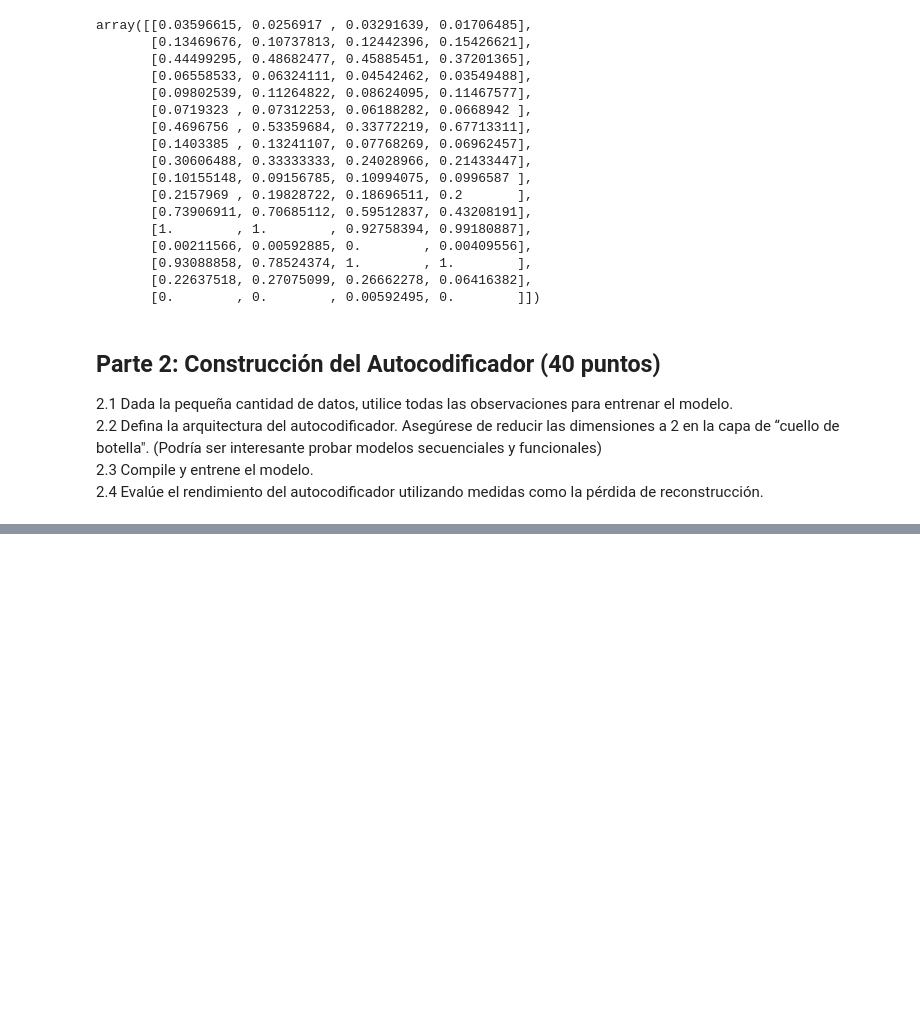
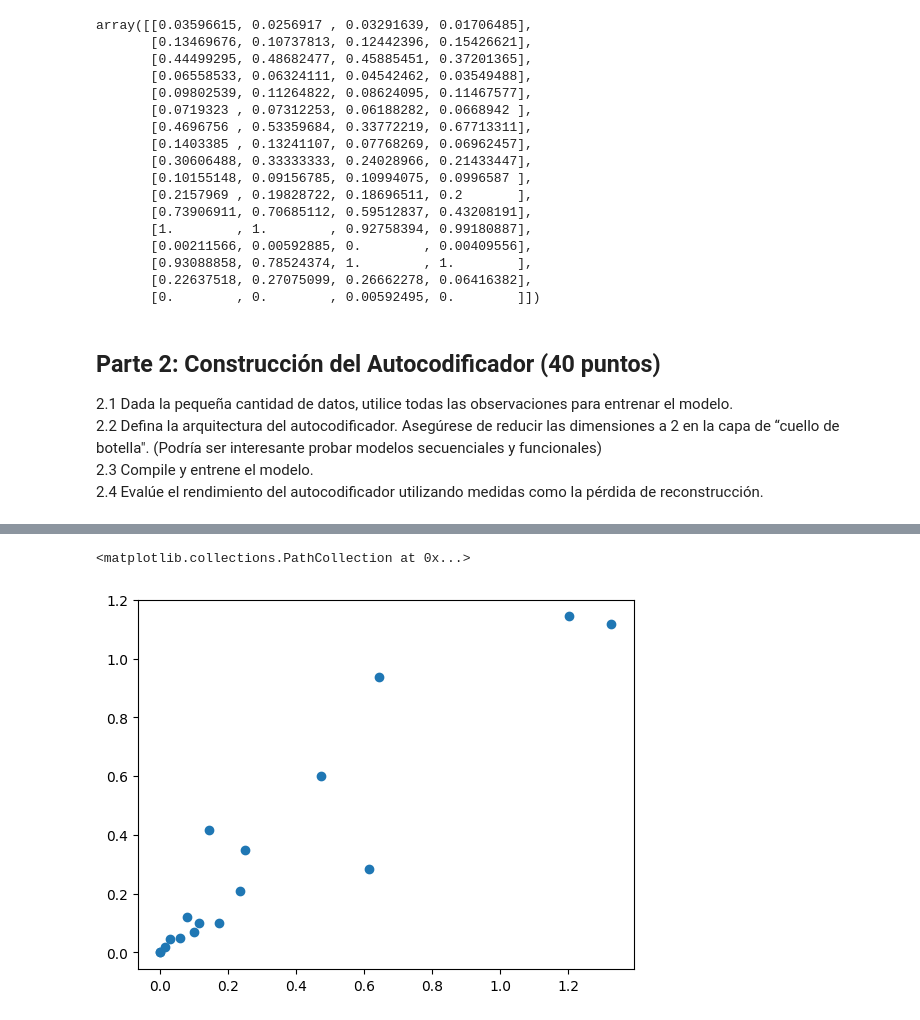
Before and after one commit to GabrielVicente-GT/CC3084_Laboratorio5, a Jupyter notebook: Laboratorio5.ipynb, the cells around one changed output, grey strips where cells are left out. Cells and saved outputs as stored; diff of their text form; code cells hidden in the pictures; blank space fills up the shorter version.

```diff
--- a/Laboratorio5.ipynb
+++ b/Laboratorio5.ipynb
@@ -144,4 +152,4 @@ decodificador.add(Dense(units = 4, activation = 'relu', input_shape = [2]))
 from tensorflow.keras.optimizers import SGD
 
 autocodificador = Sequential([codificador, decodificador])
-autocodificador.compile(loss = "mse", optimizer = SGD(lr = 1.5))
+autocodificador.compile(loss = "mse", optimizer = SGD(learning_rate = 1.5), metrics=['accuracy'])
@@ -177,0 +190,2 @@ Pérdida de Reconstrucción en Datos de Prueba: 0.048103202134370804
+# %%
+codificado_2dim = codificador.predict(datos_normalizados)
@@ -177,0 +218,7 @@ Pérdida de Reconstrucción en Datos de Prueba: 0.048103202134370804
+# %%
+plt.scatter(codificado_2dim[:, 0],
+            codificado_2dim[:, 1],
+            )
+# %% [output]
+<matplotlib.collections.PathCollection at 0x...>
+[figure, added]
```
Also changed, not shown: parts of 12 cells of this notebook.
